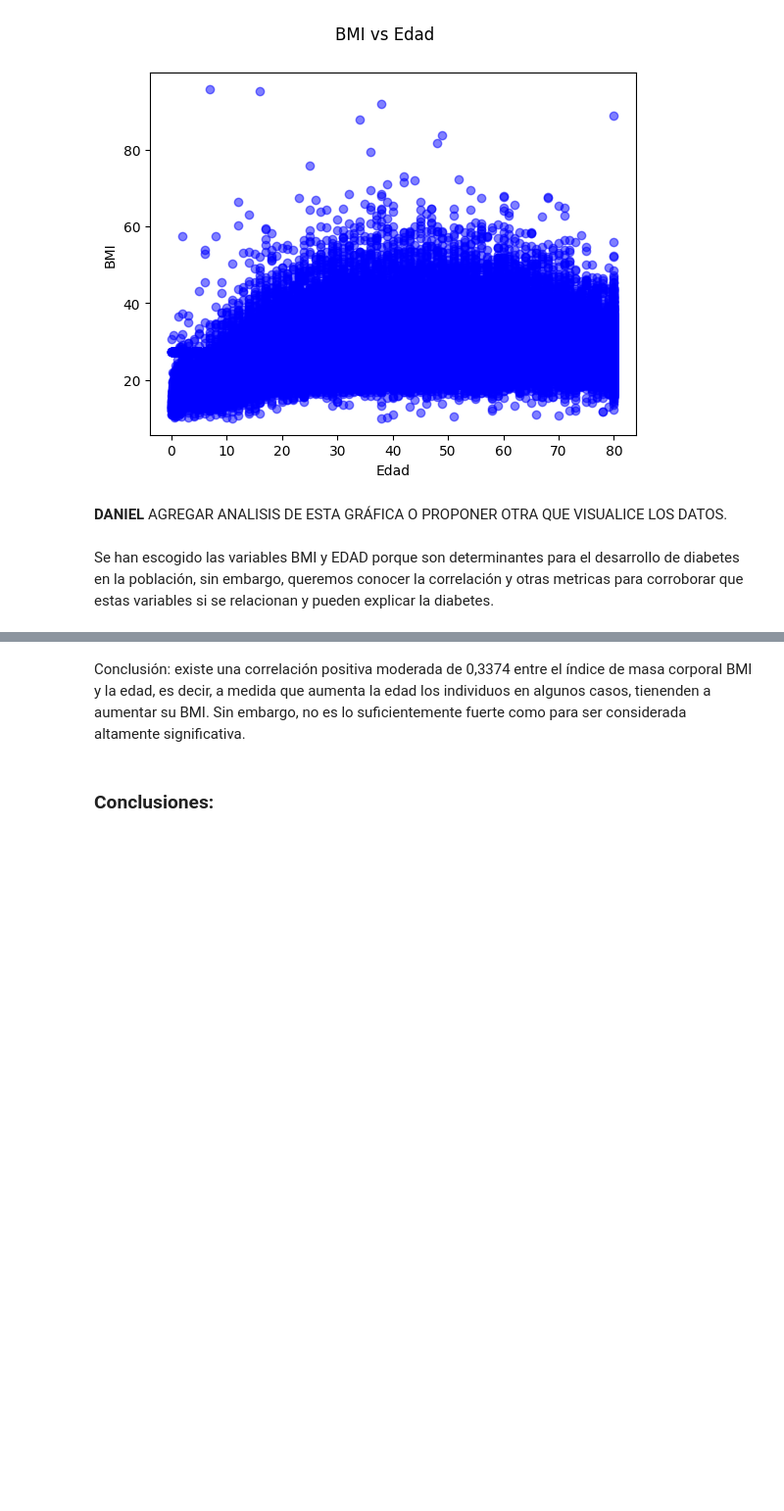
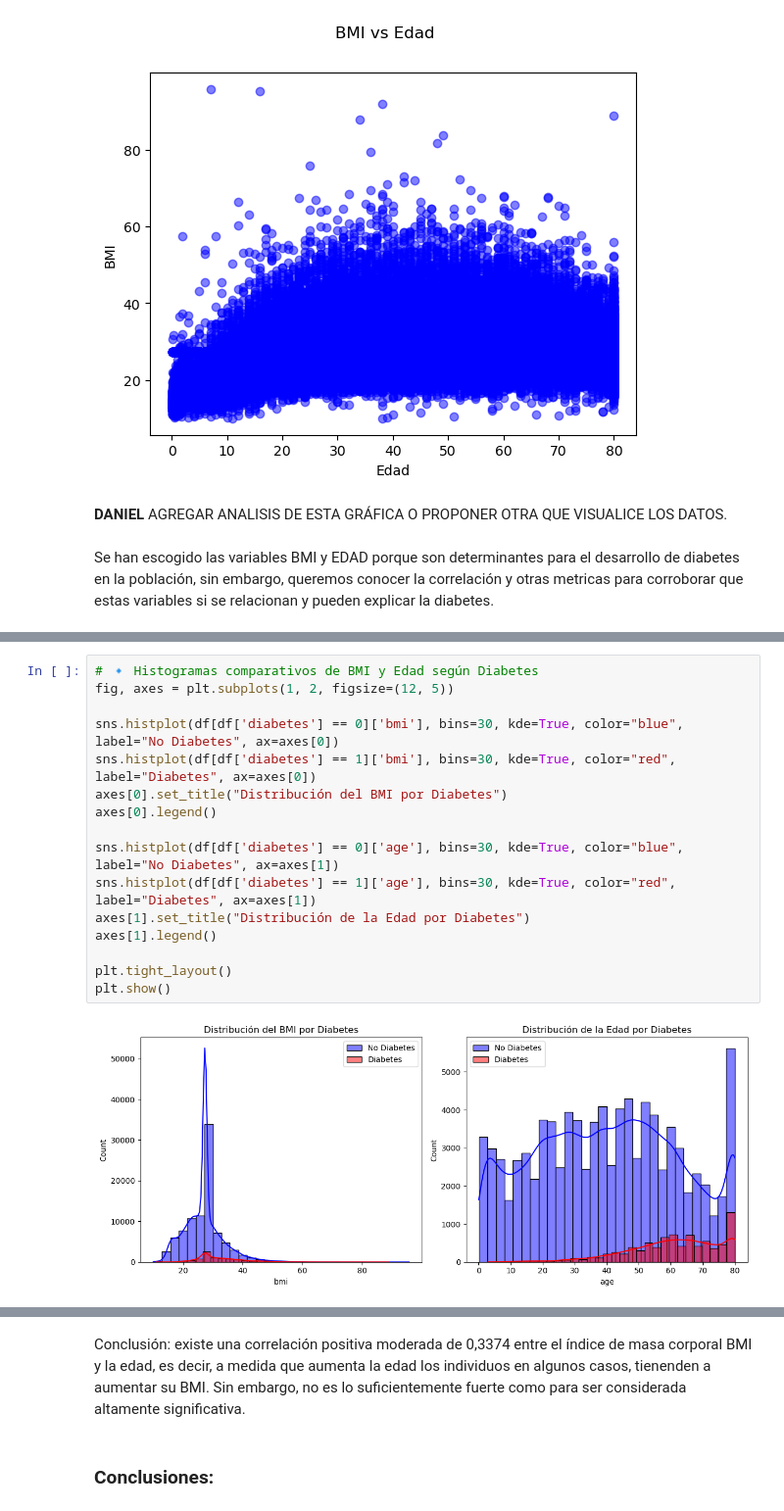
Before and after one commit to JuanMarting/EDA, a Jupyter notebook: analisis_univariado.ipynb, the cells around one changed output, grey strips where cells are left out. Shown: that part at 98% size. Saved outputs shown, nothing was run; the diff lists cells and outputs as text; blank space fills up the shorter version.

```diff
--- a/analisis_univariado.ipynb
+++ b/analisis_univariado.ipynb
@@ -427,0 +438,18 @@ np.float64(0.33739577618617433)
+# %%
+# 🔹 Histogramas comparativos de BMI y Edad según Diabetes
+fig, axes = plt.subplots(1, 2, figsize=(12, 5))
+
+sns.histplot(df[df['diabetes'] == 0]['bmi'], bins=30, kde=True, color="blue", label="No Diabetes", ax=axes[0])
+sns.histplot(df[df['diabetes'] == 1]['bmi'], bins=30, kde=True, color="red", label="Diabetes", ax=axes[0])
+axes[0].set_title("Distribución del BMI por Diabetes")
+axes[0].legend()
+
+sns.histplot(df[df['diabetes'] == 0]['age'], bins=30, kde=True, color="blue", label="No Diabetes", ax=axes[1])
+sns.histplot(df[df['diabetes'] == 1]['age'], bins=30, kde=True, color="red", label="Diabetes", ax=axes[1])
+axes[1].set_title("Distribución de la Edad por Diabetes")
+axes[1].legend()
+
+plt.tight_layout()
+plt.show()
+# %% [output]
+[figure, added]
```
Also changed, not shown: parts of 17 cells of this notebook.
